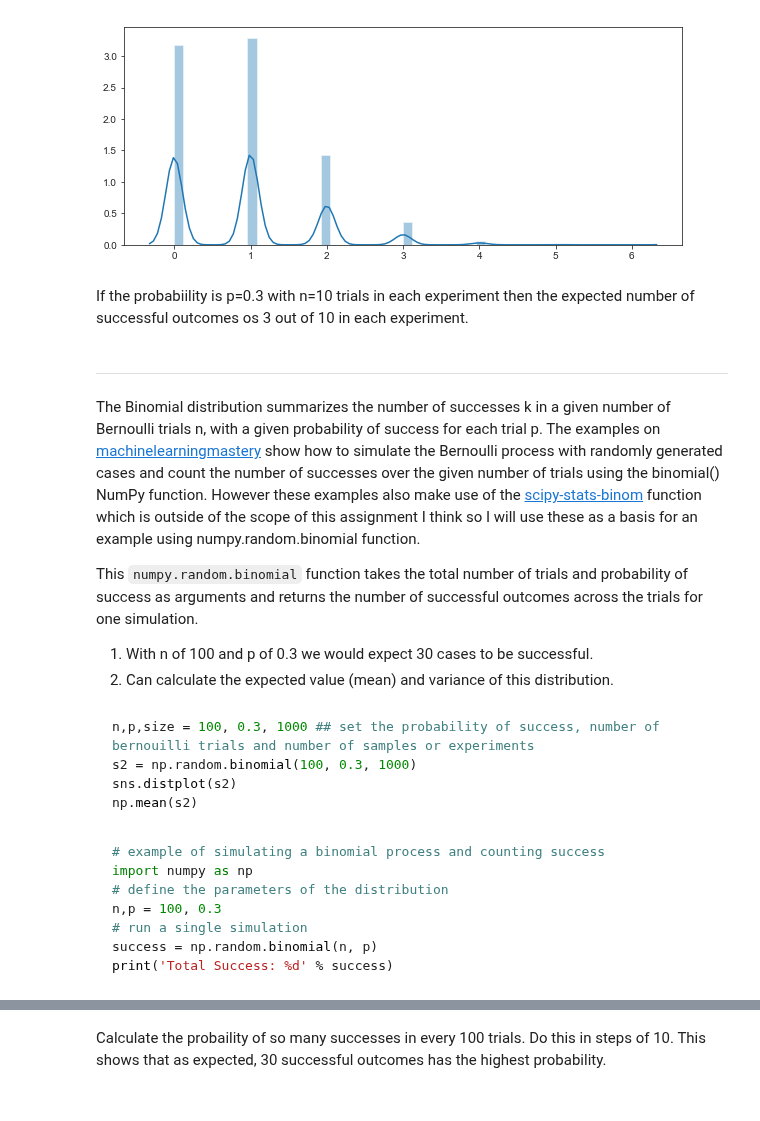
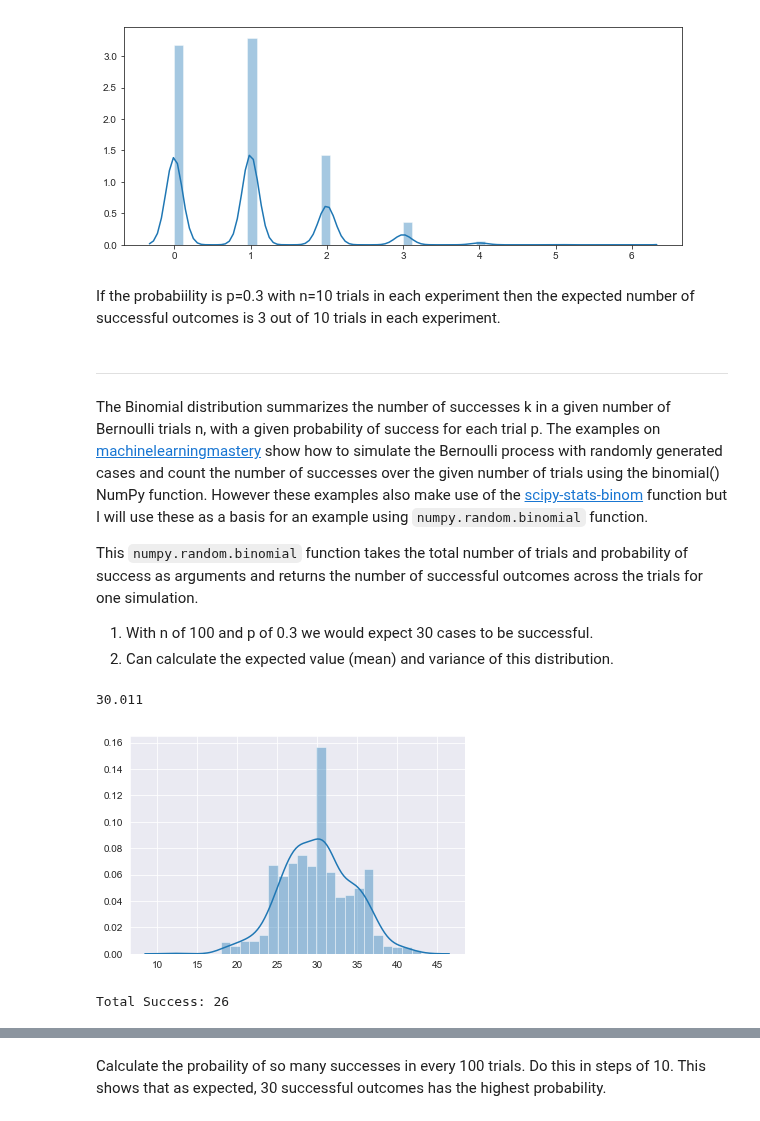
Before and after one commit to angela1C/Programming-for-Data-Analysis-numpy.random-project-2019, a Jupyter notebook: NumpyRandom.ipynb, the cells around one changed output, grey strips where cells are left out. Cells and saved outputs as stored; diff of their text form; code cells hidden in the pictures.

````diff
--- a/NumpyRandom.ipynb
+++ b/NumpyRandom.ipynb
@@ -1259,33 +1284,35 @@ sns.distplot(s)
 <matplotlib.axes._subplots.AxesSubplot at 0x...>
 [figure]
 # %% [markdown]
-If the probabiility is p=0.3 with n=10 trials in each experiment then the expected number of successful outcomes os 3 out of 10 in each experiment.
+If the probabiility is p=0.3 with n=10 trials in each experiment then the expected number of successful outcomes is 3 out of 10 trials in each experiment.
 # %% [markdown]
 ***
 The Binomial distribution summarizes the number of successes k in a given number of Bernoulli trials n, with a given probability of success for each trial p.
-The examples on[ machinelearningmastery](https://machinelearningmastery.com/discrete-probability-distributions-for-machine-learning/) show how to simulate the Bernoulli process with randomly generated cases and count the number of successes over the given number of trials using the binomial() NumPy function. However these examples also make use of the [scipy-stats-binom](https://docs.scipy.org/doc/scipy/reference/generated/scipy.stats.binom.html#scipy-stats-binom) function which is outside of the scope of this assignment I think so I will use these as a basis for an example using  numpy.random.binomial function.
+The examples on[ machinelearningmastery](https://machinelearningmastery.com/discrete-probability-distributions-for-machine-learning/) show how to simulate the Bernoulli process with randomly generated cases and count the number of successes over the given number of trials using the binomial() NumPy function. However these examples also make use of the [scipy-stats-binom](https://docs.scipy.org/doc/scipy/reference/generated/scipy.stats.binom.html#scipy-stats-binom) function but I will use these as a basis for an example using  `numpy.random.binomial` function.
 
 This `numpy.random.binomial` function takes the total number of trials and probability of success as arguments and returns the number of successful outcomes across the trials for one simulation.
 
 1. With n of 100 and p of 0.3 we would expect 30 cases to be successful.
 2. Can calculate the expected value (mean) and variance of this distribution.
-# %% [markdown]
-```python
-n,p,size = 100, 0.3, 1000 ## set the probability of success, number of bernouilli trials and number of samples or experiments
-s2 = np.random.binomial(100, 0.3, 1000)
-sns.distplot(s2)
-np.mean(s2)
-```
-# %% [markdown]
-```python
-# example of simulating a binomial process and counting success
-import numpy as np
-# define the parameters of the distribution
-n,p = 100, 0.3
-# run a single simulation
-success = np.random.binomial(n, p)
-print('Total Success: %d' % success)
-```
+# %%
+
+n,p,size = 100, 0.3, 1000 ## set the probability of success, number of bernouilli trials and number of samples or experiments
+s3 = np.random.binomial(100, 0.3, 1000)
+sns.distplot(s3)
+print(np.mean(s3))
+# %% [output]
+30.011
+[figure, added]
+# %%
+# example of simulating a binomial process and counting success
+import numpy as np
+# define the parameters of the distribution
+n,p = 100, 0.3
+# run a single simulation
+success = np.random.binomial(n, p)
+print('Total Success: %d' % success)
+# %% [output]
+Total Success: 26
 # %%
 # 2
 print('Mean=%.3f, Variance=%.3f' % (np.mean(success), np.var(success)))
````
Also changed, not shown: parts of 24 cells of this notebook.
